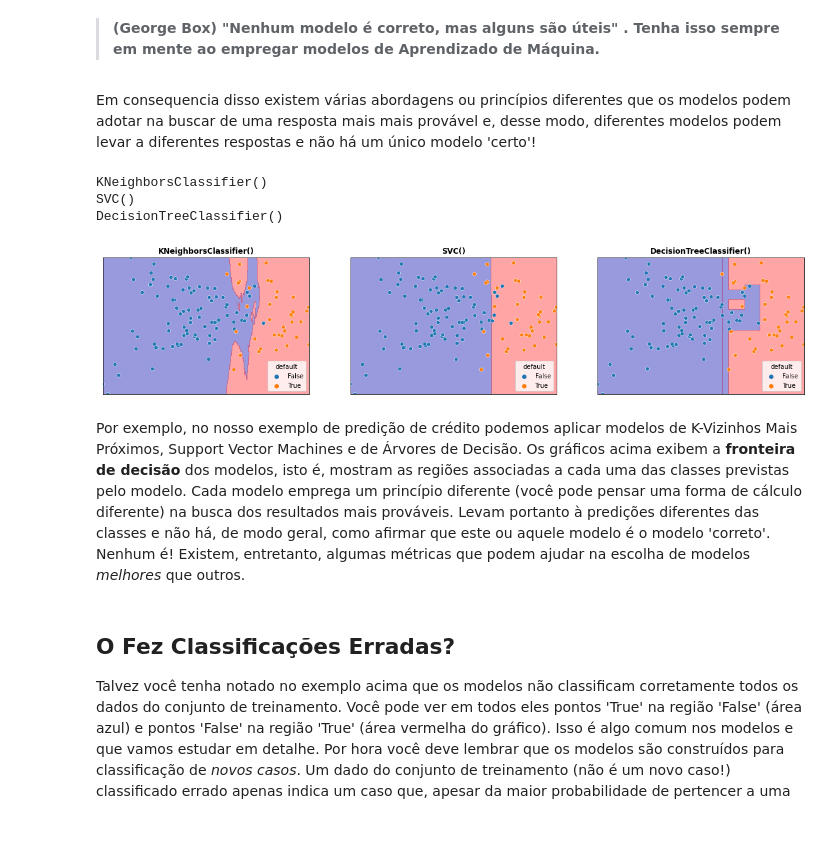
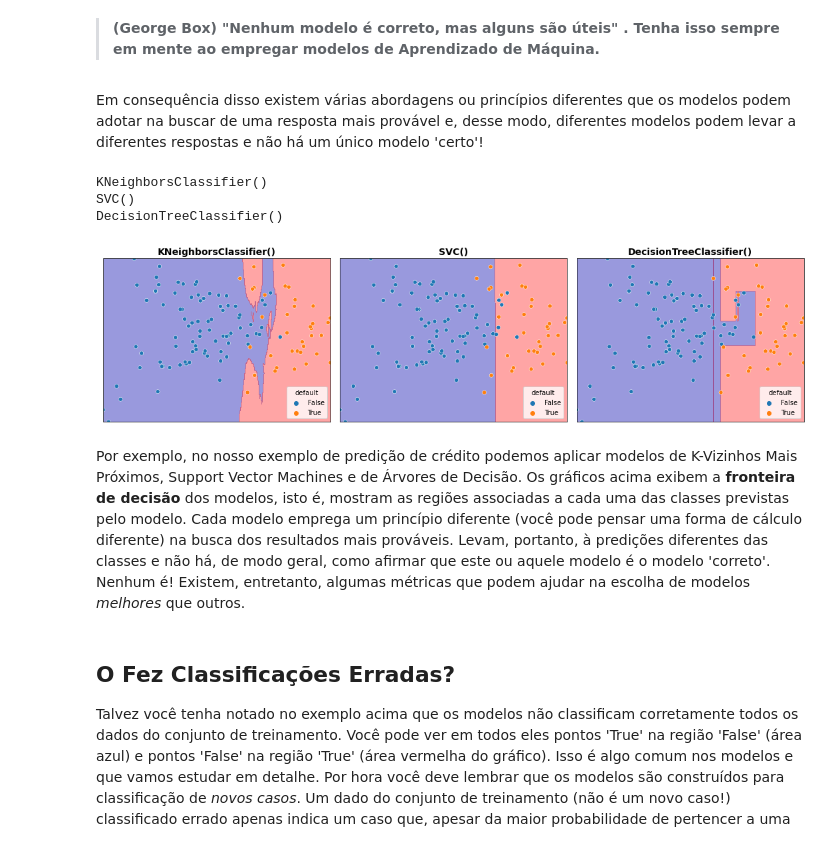
Before and after one commit to Rogerio-mack/Machine-Learning-I, a Jupyter notebook: ML2_Regressao.ipynb, the cells around one changed output. Cells and saved outputs as stored; diff of their text form; code cells hidden in the pictures.

```diff
--- a/ML2_Regressao.ipynb
+++ b/ML2_Regressao.ipynb
@@ -250,7 +256,7 @@ Figura 3. (George Box) <it> "Nenhum modelo é correto, mas alguns são úteis" <
 # %% [markdown]
 > **(George Box) <it> "Nenhum modelo é correto, mas alguns são úteis" </it>. Tenha isso sempre em mente ao empregar modelos de Aprendizado de Máquina.**
 # %% [markdown]
-Em consequencia disso existem várias abordagens ou princípios diferentes que os modelos podem adotar na buscar de uma resposta mais mais provável e, desse modo, diferentes modelos podem levar a diferentes respostas e não há um único modelo 'certo'!
+Em consequência disso existem várias abordagens ou princípios diferentes que os modelos podem adotar na buscar de uma resposta mais provável e, desse modo, diferentes modelos podem levar a diferentes respostas e não há um único modelo 'certo'!
 # %%
 # you can skip this code!
 
@@ -302,34 +308,35 @@ def plot_2d_separator(classifier, X, fill=False, ax=None, eps=None, alpha=1,
 # %%
 from sklearn.neighbors import KNeighborsClassifier
 from sklearn.tree import DecisionTreeClassifier
 from sklearn.svm import SVC
 
 X = np.array(df[['income','balance']])
 y = df['default']
 
 models = [KNeighborsClassifier(n_neighbors=5),
           SVC(),
           DecisionTreeClassifier()]
 
-fig, axes = plt.subplots(1, 3, figsize=(20, 4))
+fig, axes = plt.subplots(1, 3, figsize=(15, 4))
 for model, ax in zip(models, axes):
     print(model)
     clf = model.fit(X, y)
     plot_2d_separator(clf, X, fill=True, eps=0.5, ax=ax, alpha=.4)
     sns.scatterplot(x=X[:,0],y=X[:,1],hue=y, ax=ax)
     ax.set_title(model, fontsize=14, weight='bold')
     ax.set_xlabel('income')
     ax.set_ylabel('balance')
 
+plt.tight_layout()
 plt.show()
 # %% [output]
 KNeighborsClassifier()
 SVC()
 DecisionTreeClassifier()
-[figure, old version]
+[figure, new version]
 # %% [markdown]
 Por exemplo, no nosso exemplo de predição de crédito podemos aplicar modelos de  K-Vizinhos Mais Próximos, Support Vector Machines e de Árvores de Decisão. Os gráficos acima exibem a **fronteira de decisão** dos modelos, isto é, mostram as regiões associadas a cada uma das classes previstas pelo modelo.
-Cada modelo emprega um princípio diferente (você pode pensar uma forma de cálculo diferente) na busca dos resultados mais prováveis. Levam portanto à predições diferentes das classes e não há, de modo geral, como afirmar que este ou aquele modelo é o modelo 'correto'. Nenhum é! Existem, entretanto, algumas métricas que podem ajudar na escolha de modelos *melhores* que outros.
+Cada modelo emprega um princípio diferente (você pode pensar uma forma de cálculo diferente) na busca dos resultados mais prováveis. Levam, portanto, à predições diferentes das classes e não há, de modo geral, como afirmar que este ou aquele modelo é o modelo 'correto'. Nenhum é! Existem, entretanto, algumas métricas que podem ajudar na escolha de modelos *melhores* que outros.
 # %% [markdown]
 ## O Fez Classificações Erradas?
 
```
Also changed, not shown: parts of 36 cells of this notebook.
